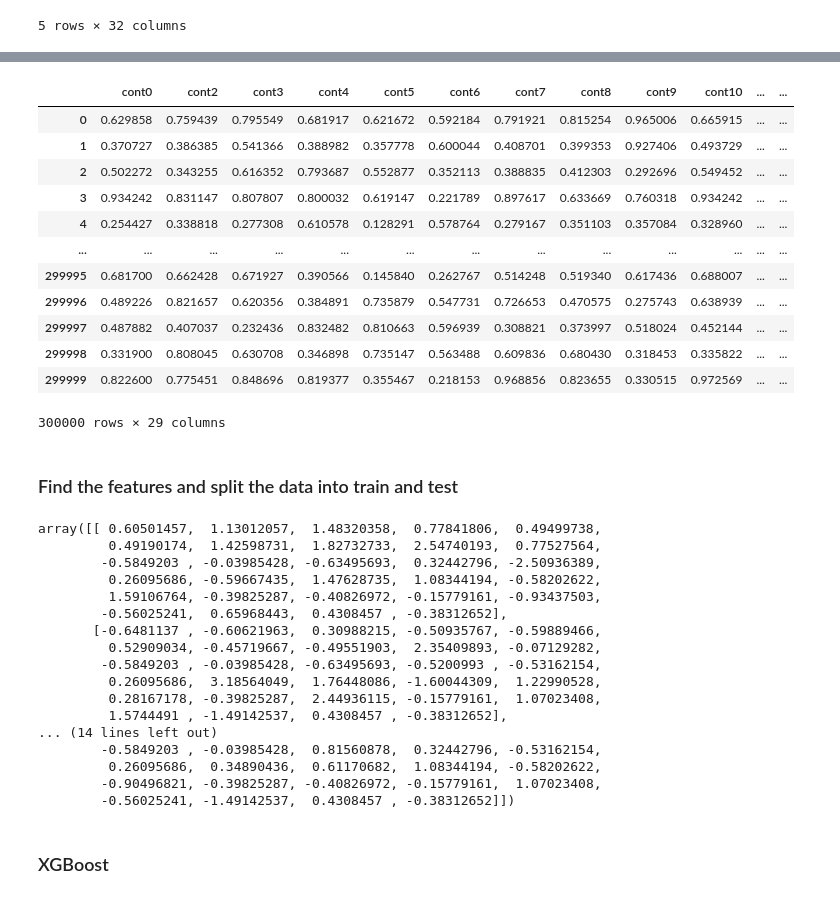
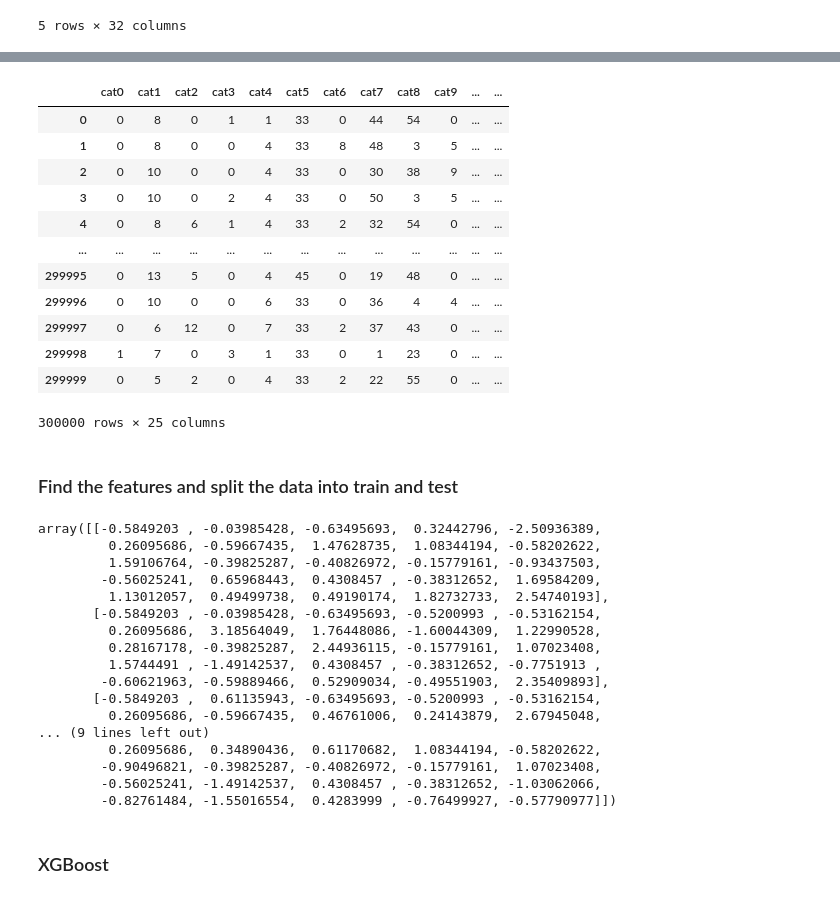
Before and after one commit to nickcth/kaggle, a Jupyter notebook: Tabular-playground.ipynb, the cells around one changed output, grey strips where cells are left out. Cells and saved outputs as stored; diff of their text form; code cells hidden in the pictures.

```diff
--- a/Tabular-playground.ipynb
+++ b/Tabular-playground.ipynb
@@ -106,6 +70,0 @@ icat18=le.fit_transform(df1['cat18'])
-# %%
-df2 = pd.DataFrame ({'icat0':icat0,'icat1':icat1,'icat2':icat2,'icat3':icat3,'icat4':icat4,'icat5':icat5,\
-                     'icat6':icat6,'icat7':icat7,'icat8':icat8,'icat9':icat9,'icat10':icat10,'icat11':icat11,\
-                     'icat12':icat12,'icat13':icat13,'icat14':icat14,'icat15':icat15,'icat16':icat16,'icat17':icat17,\
-                     'icat18':icat18})
-df2
@@ -125,0 +98,13 @@ df2
+# %%
+from scipy.stats import chi2_contingency
+
+chi2_check = []
+for i in cat:
+    if chi2_contingency(pd.crosstab(df1['target'], df1[i]))[1] < 0.05:
+        chi2_check.append('Reject Null Hypothesis')
+    else:
+        chi2_check.append('Fail to Reject Null Hypothesis')
+res = pd.DataFrame(data = [cat, chi2_check]
+             ).T
+res.columns = ['Column', 'Hypothesis']
+print(res)
@@ -125,0 +132,9 @@ df2
+# %%
+from sklearn.preprocessing import LabelEncoder
+lst = res['Column'].tolist()
+le = LabelEncoder()
+df3 = pd.DataFrame()
+for i in lst:
+    icat = le.fit_transform(df1[i])
+    df2 = pd.DataFrame({i:icat})
+    df3 = pd.concat([df3,df2],axis=1)
@@ -126,43 +157,44 @@ df2
 # %%
-X = pd.concat([df1[['cont0','cont2','cont3','cont4','cont5','cont6','cont7','cont8','cont9','cont10']],df2],axis=1)
+#X = pd.concat([df3,df1[['cont0','cont2','cont3','cont4','cont5','cont6','cont7','cont8','cont9','cont10']]],axis=1)
+X = pd.concat([df3,df1[['cont1','cont2','cont5','cont6','cont8','cont9']]],axis=1)
 X
 # %% [output]
-|  | cont0 | cont2 | cont3 | cont4 | cont5 | cont6 | cont7 | cont8 | cont9 | cont10 | ... | ... |
-| 0 | 0.629858 | 0.759439 | 0.795549 | 0.681917 | 0.621672 | 0.592184 | 0.791921 | 0.815254 | 0.965006 | 0.665915 | ... | ... |
-| 1 | 0.370727 | 0.386385 | 0.541366 | 0.388982 | 0.357778 | 0.600044 | 0.408701 | 0.399353 | 0.927406 | 0.493729 | ... | ... |
-| 2 | 0.502272 | 0.343255 | 0.616352 | 0.793687 | 0.552877 | 0.352113 | 0.388835 | 0.412303 | 0.292696 | 0.549452 | ... | ... |
-| 3 | 0.934242 | 0.831147 | 0.807807 | 0.800032 | 0.619147 | 0.221789 | 0.897617 | 0.633669 | 0.760318 | 0.934242 | ... | ... |
-| 4 | 0.254427 | 0.338818 | 0.277308 | 0.610578 | 0.128291 | 0.578764 | 0.279167 | 0.351103 | 0.357084 | 0.328960 | ... | ... |
+|  | cat0 | cat1 | cat2 | cat3 | cat4 | cat5 | cat6 | cat7 | cat8 | cat9 | ... | ... |
+| 0 | 0 | 8 | 0 | 1 | 1 | 33 | 0 | 44 | 54 | 0 | ... | ... |
+| 1 | 0 | 8 | 0 | 0 | 4 | 33 | 8 | 48 | 3 | 5 | ... | ... |
+| 2 | 0 | 10 | 0 | 0 | 4 | 33 | 0 | 30 | 38 | 9 | ... | ... |
+| 3 | 0 | 10 | 0 | 2 | 4 | 33 | 0 | 50 | 3 | 5 | ... | ... |
+| 4 | 0 | 8 | 6 | 1 | 4 | 33 | 2 | 32 | 54 | 0 | ... | ... |
 | ... | ... | ... | ... | ... | ... | ... | ... | ... | ... | ... | ... | ... |
-| 299995 | 0.681700 | 0.662428 | 0.671927 | 0.390566 | 0.145840 | 0.262767 | 0.514248 | 0.519340 | 0.617436 | 0.688007 | ... | ... |
-| 299996 | 0.489226 | 0.821657 | 0.620356 | 0.384891 | 0.735879 | 0.547731 | 0.726653 | 0.470575 | 0.275743 | 0.638939 | ... | ... |
-| 299997 | 0.487882 | 0.407037 | 0.232436 | 0.832482 | 0.810663 | 0.596939 | 0.308821 | 0.373997 | 0.518024 | 0.452144 | ... | ... |
-| 299998 | 0.331900 | 0.808045 | 0.630708 | 0.346898 | 0.735147 | 0.563488 | 0.609836 | 0.680430 | 0.318453 | 0.335822 | ... | ... |
-| 299999 | 0.822600 | 0.775451 | 0.848696 | 0.819377 | 0.355467 | 0.218153 | 0.968856 | 0.823655 | 0.330515 | 0.972569 | ... | ... |
+| 299995 | 0 | 13 | 5 | 0 | 4 | 45 | 0 | 19 | 48 | 0 | ... | ... |
+| 299996 | 0 | 10 | 0 | 0 | 6 | 33 | 0 | 36 | 4 | 4 | ... | ... |
+| 299997 | 0 | 6 | 12 | 0 | 7 | 33 | 2 | 37 | 43 | 0 | ... | ... |
+| 299998 | 1 | 7 | 0 | 3 | 1 | 33 | 0 | 1 | 23 | 0 | ... | ... |
+| 299999 | 0 | 5 | 2 | 0 | 4 | 33 | 2 | 22 | 55 | 0 | ... | ... |
-300000 rows × 29 columns
+300000 rows × 25 columns
 # %% [markdown]
 ### Find the features and split the data into train and test
 # %%
 X= preprocessing.StandardScaler().fit(X).transform(X)
 X[0:5]
 # %% [output]
-array([[ 0.60501457,  1.13012057,  1.48320358,  0.77841806,  0.49499738,
-         0.49190174,  1.42598731,  1.82732733,  2.54740193,  0.77527564,
-        -0.5849203 , -0.03985428, -0.63495693,  0.32442796, -2.50936389,
+array([[-0.5849203 , -0.03985428, -0.63495693,  0.32442796, -2.50936389,
          0.26095686, -0.59667435,  1.47628735,  1.08344194, -0.58202622,
          1.59106764, -0.39825287, -0.40826972, -0.15779161, -0.93437503,
-        -0.56025241,  0.65968443,  0.4308457 , -0.38312652],
-       [-0.6481137 , -0.60621963,  0.30988215, -0.50935767, -0.59889466,
-         0.52909034, -0.45719667, -0.49551903,  2.35409893, -0.07129282,
-        -0.5849203 , -0.03985428, -0.63495693, -0.5200993 , -0.53162154,
+        -0.56025241,  0.65968443,  0.4308457 , -0.38312652,  1.69584209,
+         1.13012057,  0.49499738,  0.49190174,  1.82732733,  2.54740193],
+       [-0.5849203 , -0.03985428, -0.63495693, -0.5200993 , -0.53162154,
          0.26095686,  3.18564049,  1.76448086, -1.60044309,  1.22990528,
          0.28167178, -0.39825287,  2.44936115, -0.15779161,  1.07023408,
-         1.5744491 , -1.49142537,  0.4308457 , -0.38312652],
-... (14 lines left out)
-        -0.5849203 , -0.03985428,  0.81560878,  0.32442796, -0.53162154,
+         1.5744491 , -1.49142537,  0.4308457 , -0.38312652, -0.7751913 ,
+        -0.60621963, -0.59889466,  0.52909034, -0.49551903,  2.35409893],
+       [-0.5849203 ,  0.61135943, -0.63495693, -0.5200993 , -0.53162154,
+         0.26095686, -0.59667435,  0.46761006,  0.24143879,  2.67945048,
+... (9 lines left out)
          0.26095686,  0.34890436,  0.61170682,  1.08344194, -0.58202622,
         -0.90496821, -0.39825287, -0.40826972, -0.15779161,  1.07023408,
-        -0.56025241, -1.49142537,  0.4308457 , -0.38312652]])
+        -0.56025241, -1.49142537,  0.4308457 , -0.38312652, -1.03062066,
+        -0.82761484, -1.55016554,  0.4283999 , -0.76499927, -0.57790977]])
 # %%
 from sklearn.model_selection import train_test_split
 
```
Also changed, not shown: parts of 37 cells of this notebook, 2 other files.
